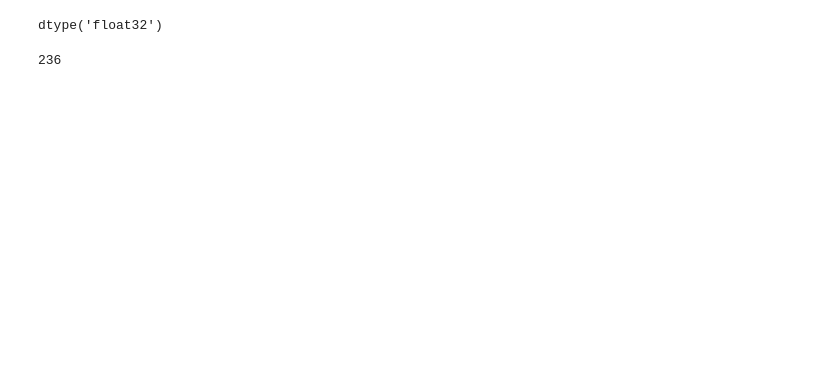
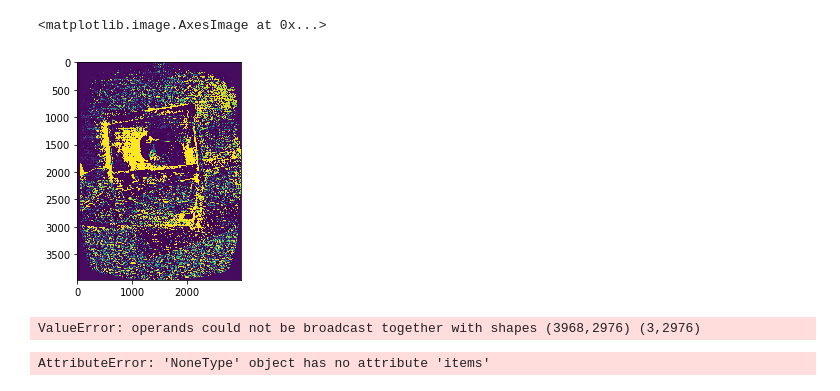
Before and after one commit to CSUN1997/MARL_3d_recon, a Jupyter notebook: test.ipynb, the cells around one changed output. Saved outputs shown, nothing was run; the diff lists cells and outputs as text; code cells hidden in the pictures; blank space fills up the shorter version.

```diff
--- a/test.ipynb
+++ b/test.ipynb
@@ -51,8 +4,0 @@ plt.imsave('./match.png', img3)
-# %%
-des_l.dtype
-# %% [output]
-dtype('float32')
-# %%
-len(matches)
-# %% [output]
-236
@@ -58,0 +65,15 @@ len(matches)
+# %%
+ret, K, tvec, dist, img1, img2 = read_params('./camera_calibration/camera_params',
+                                       './camera_calibration/recon3d_demo/imgs/left.jpg',
+                                       './camera_calibration/recon3d_demo/imgs/right.jpg')
+img1 = cv2.GaussianBlur(img1, (5, 5), cv2.BORDER_DEFAULT)
+img2 = cv2.GaussianBlur(img2, (5, 5), cv2.BORDER_DEFAULT)
+img1_undistort = undistort(img1, K, dist)
+img2_undistort = undistort(img2, K, dist)
+## Depth image
+disp_map = disparity_map(img1_undistort, img2_undistort)
+# %%
+plt.imshow(disp_map)
+# %% [output]
+<matplotlib.image.AxesImage at 0x...>
+[figure, added]
@@ -58,0 +102,17 @@ len(matches)
+# %%
+pnt_cloud = point_cloud(disp_map, K, tvec)
+# %% [output]
+ValueError: operands could not be broadcast together with shapes (3968,2976) (3,2976)
+# %%
+import PIL.Image
+img = PIL.Image.open('./imgs/100.png')
+exif_data = img._getexif()
+
+import PIL.ExifTags
+exif = {
+    PIL.ExifTags.TAGS[k]: v
+    for k, v in img._getexif().items()
+    if k in PIL.ExifTags.TAGS
+}
+# %% [output]
+AttributeError: 'NoneType' object has no attribute 'items'
```
Also changed, not shown: parts of 10 cells of this notebook, 7 other files.
